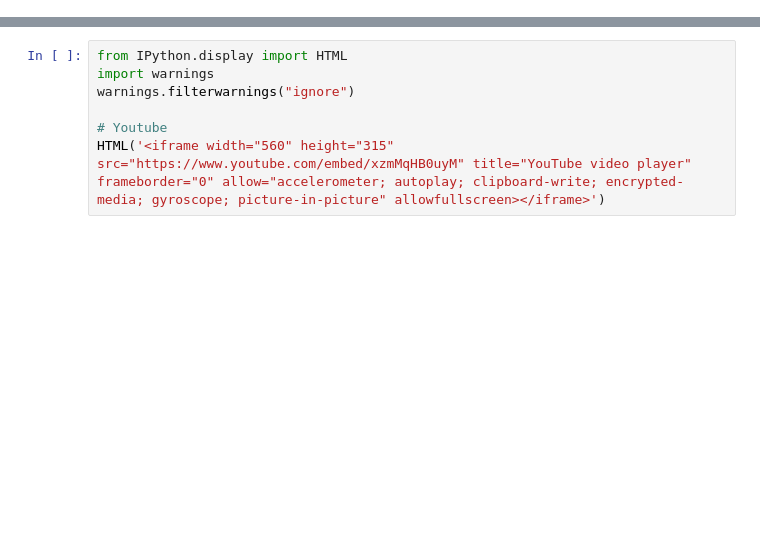
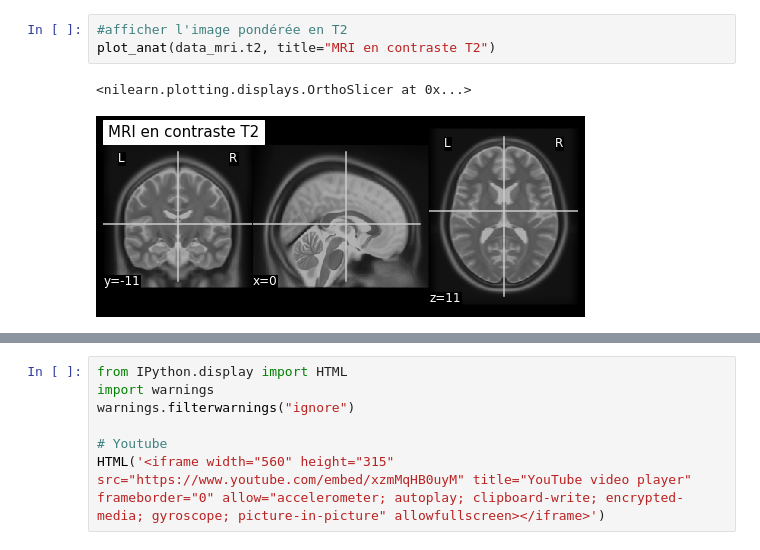
Before and after one commit to methodes-cogneuro/methodes-cogneuro.github.io, a Jupyter notebook: _sources/irm.ipynb, the cells around one changed output, grey strips where cells are left out. Drawn from its saved outputs; the diff is of its cells as text; blank space fills up the shorter version.

```diff
--- a/_sources/irm.ipynb
+++ b/_sources/irm.ipynb
@@ -157,0 +232,6 @@ Bref, les processus de relaxation en T1 et en T2 ne vont pas capturer les mêmes
+# %%
+#afficher l'image pondérée en T2
+plot_anat(data_mri.t2, title="MRI en contraste T2")
+# %% [output]
+<nilearn.plotting.displays.OrthoSlicer at 0x...>
+[figure, added]
```
Also changed, not shown: parts of 15 cells of this notebook, 26 other files.
